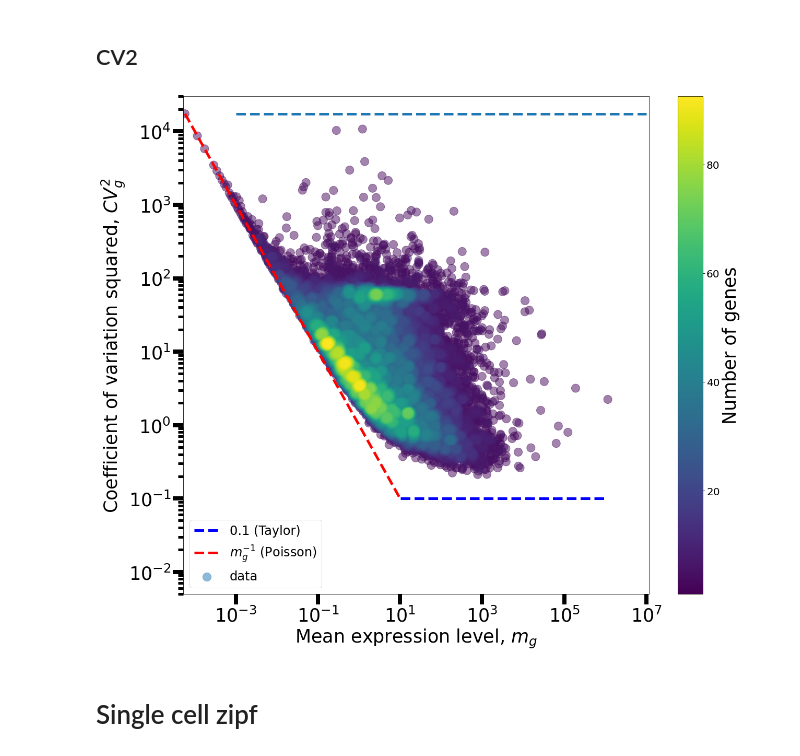
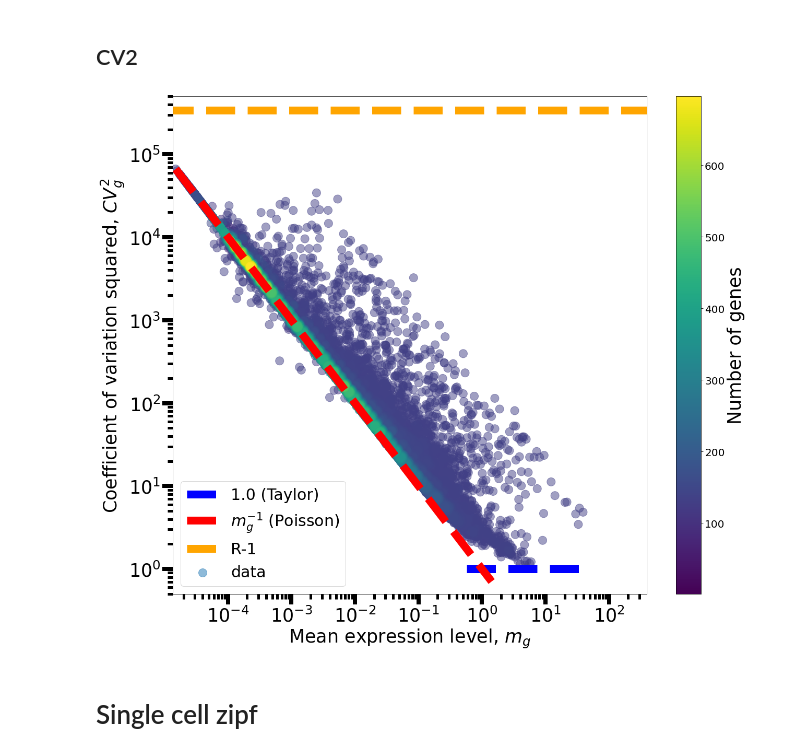
Before and after one commit to fvalle1/phd, a Jupyter notebook: mouse_Atlas/Mouse_exploration.ipynb, the cells around one changed output. Cells and saved outputs as stored; diff of their text form; code cells hidden in the pictures.

Commit message:
updates and eps plots

```diff
--- a/mouse_Atlas/Mouse_exploration.ipynb
+++ b/mouse_Atlas/Mouse_exploration.ipynb
@@ -20,7 +20,7 @@ from tacos_plot import scatterdense
 # %% [markdown]
 # Load Data
 # %%
-data_source ="gtex"
+data_source ="mca"
 files = os.listdir(data_source)
 from frontiers_analysis import load_all_data
 data = load_all_data(data_source)
@@ -403,8 +399,8 @@ for tissue in data["frac_of"].keys():
     except:
         print(*sys.exc_info())
         continue
-    #if "Lactation" in tissue:
-    #    continue
+    if "Lactation" in tissue:
+        continue
     f = info["freq"]
     ax.plot(f.sort_values(ascending=False).values, label=tissue, c=get_color(tissue), lw=15, alpha=.7)
 
@@ -728,30 +739,33 @@ O = O.reindex_like(means)
 df_genes=pd.read_csv("genes_gtex.txt", header=0, index_col=0)
 df_genes.head()
 nc=df_genes[df_genes["type_of_gene"]!="protein-coding"].index
+pc=df_genes[df_genes["type_of_gene"]=="protein-coding"].index
 genelist = pd.read_csv("https://stephenslab.github.io/count-clustering/project/utilities/gene_names_all_gtex.txt", header=None).values.ravel()
+pc=pc[pc.isin(genelist)]
 # %%
 #select protein coding or noncoding
-means = means[means.index.isin(nc)]
+means = means[means.index.isin(pc)]
 var = var.reindex_like(means)
 # %%
 fig, ax = plt.subplots(figsize=(18,15))
 ax.set_xlim(1e-3, 5e2)
 
-plotcv2mean(means.values.ravel(), var.values.ravel(), ax=ax, normalisation_str='counts', poisson_limit=10, alpha=0.5, s=255, colorbar=True)
+plotcv2mean(means.values.ravel(), var.values.ravel(), ax=ax, normalisation_str='counts', poisson_limit=1, alpha=0.5, s=255, colorbar=True)
 
 ax.tick_params(labelsize=35, width=8, length=20)
 ax.tick_params(axis="both", which="minor", width=5, length=10)
 
 upbound = len(data["M"])-1
-x = np.logspace(-3,7)
-ax.plot(x,[upbound for _ in x], ls="--", lw=5)
+x = np.logspace(-5,7)
+ax.plot(x,[upbound for _ in x], ls="--", lw=15, c="orange", label="R-1")
 
-ax.set_ylim(5e-3,3e4)
+ax.legend(fontsize=30)
+ax.set_ylim(5e-1,5e5)
 plt.show()
-fig.savefig(f"cv2_mean_dense_{data_source}_nc.pdf")
-fig.savefig(f"cv2_mean_dense_{data_source}_nc.png", dpi=400)
+fig.savefig(f"cv2_mean_dense_{data_source}.pdf")
+fig.savefig(f"cv2_mean_dense_{data_source}.png", dpi=400)
 # %% [output]
-[figure, old version]
+[figure, new version]
 # %%
 import matplotlib.cm as cm
 from matplotlib.colors import Normalize
```
Also changed, not shown: parts of 12 cells of this notebook, 2 other files.
